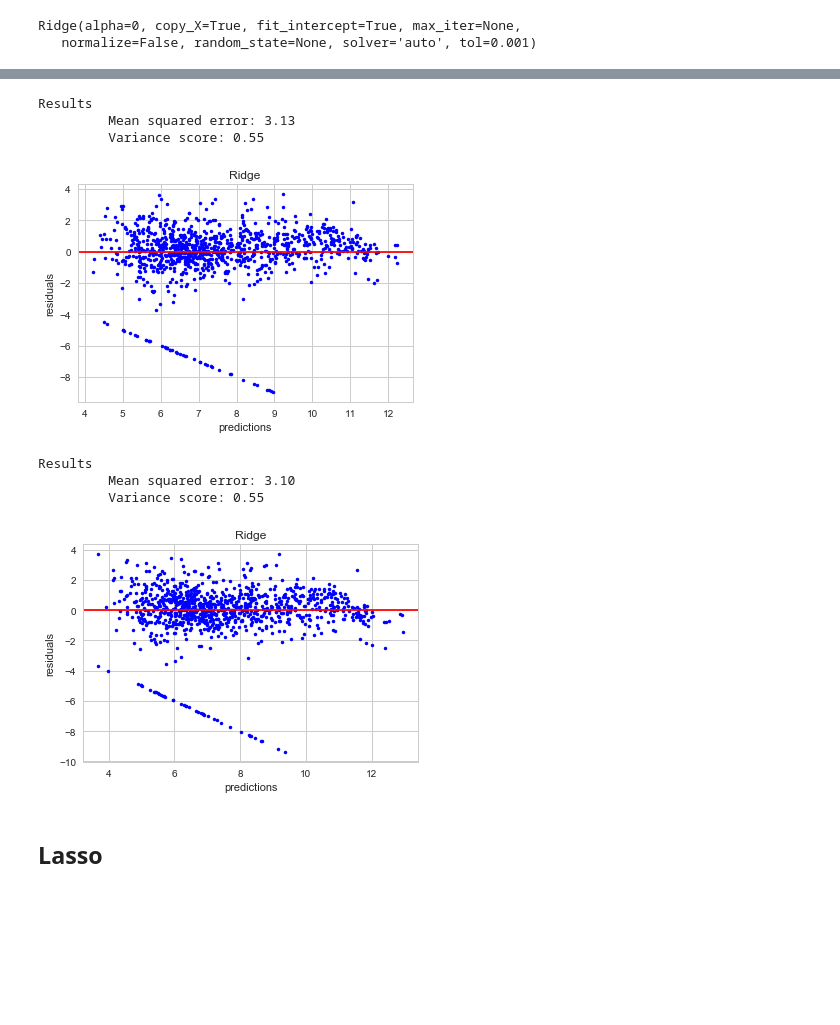
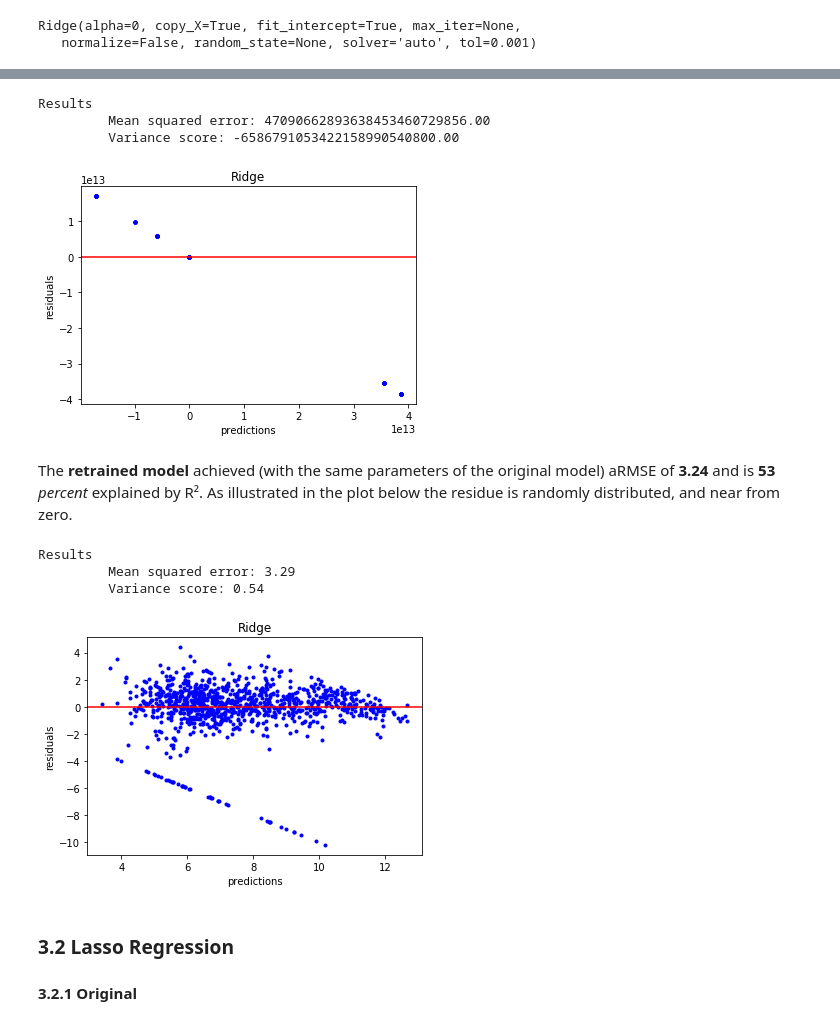
Before and after one commit to thiagonobrega/ml, a Jupyter notebook: VotingPrediction/notebook.ipynb, the cells around one changed output, grey strips where cells are left out. Cells and saved outputs as stored; diff of their text form; code cells hidden in the pictures; blank space fills up the shorter version.

```diff
--- a/VotingPrediction/notebook.ipynb
+++ b/VotingPrediction/notebook.ipynb
@@ -137,6 +187,9 @@ ddf = pd.get_dummies(ddf)
 # %%
 df2014 = ddf.loc[ddf['ano'] == 2014]
 ddf = ddf.loc[ddf['ano'] != 2014]
+
+ddf = ddf.drop(['ano'],axis=1)
+df2014 = df2014.drop(['ano'],axis=1)
 # %%
 #dfa
 Y = ddf.pop('votos')
@@ -311,21 +419,28 @@ data = show_results("Ridge",RidgeModel,None,Xv_14, Yv_14,ret=True)
 results.append(data)
 # %% [output]
 Results
-         Mean squared error: 3.13
-         Variance score: 0.55
+         Mean squared error: 47090662893638453460729856.00
+         Variance score: -6586791053422158990540800.00
-[figure, old version]
+[figure, new version]
+# %% [markdown]
+The **retrained model** achieved (with the same parameters of the original model) aRMSE of **3.24** and is **53** *percent* explained by R². As illustrated in the plot below the residue is randomly distributed, and near from zero.
 # %%
+results14 = []
+
 RidgeModel14 = Ridge()
 RidgeModel14.fit(Xt_14,Yt_14)
 
-show_results("Ridge",RidgeModel14,None,Xv_14, Yv_14)
+data = show_results("Ridge",RidgeModel14,None,Xv_14, Yv_14,ret=True)
+results14.append(data)
 # %% [output]
 Results
-         Mean squared error: 3.10
-         Variance score: 0.55
+         Mean squared error: 3.29
+         Variance score: 0.54
-[figure, old version]
+[figure, new version]
-# %% [markdown]
-## Lasso
+# %% [markdown]
+### 3.2 Lasso Regression
+
+#### 3.2.1 Original
 # %%
 data = show_results("Lasso",best_LassoModel,None,Xv_14, Yv_14,ret=True)
 results.append(data)
```
Also changed, not shown: parts of 70 cells of this notebook, 20 other files.
